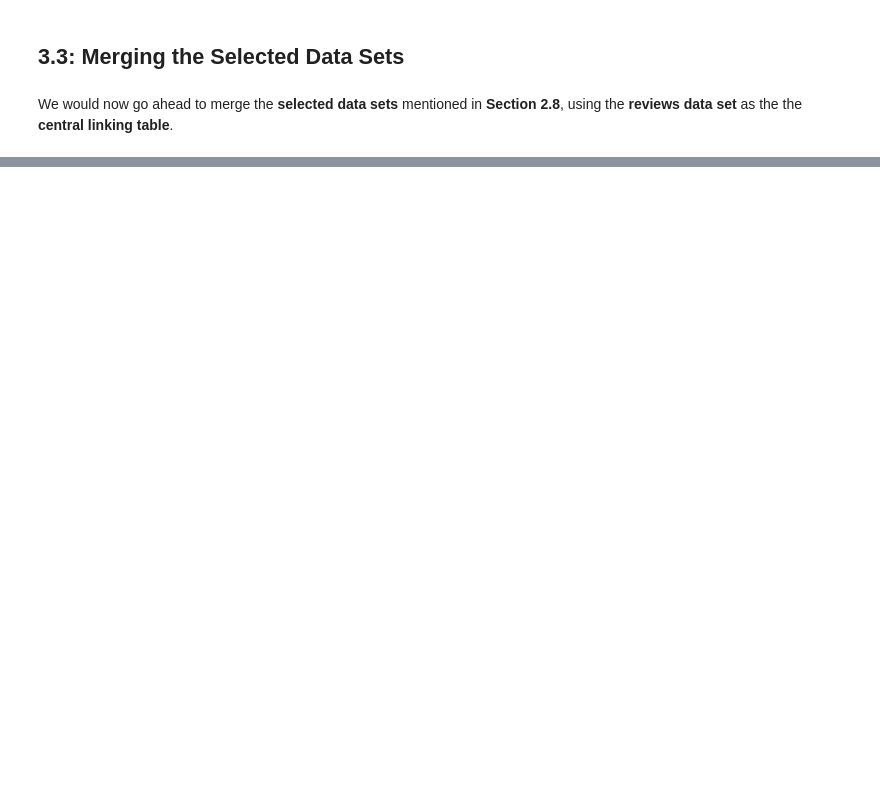
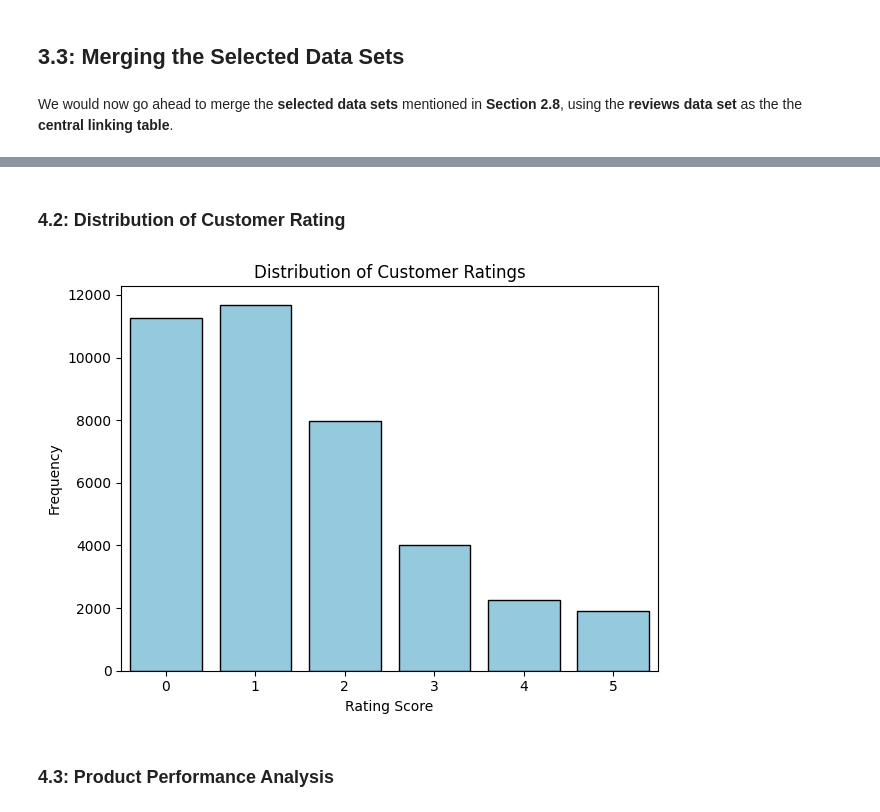
Before and after one commit to Fieldmarshall31/3531342_BD2, a Jupyter notebook: 3531342_BD2.ipynb, the cells around one changed output, grey strips where cells are left out. Cells and saved outputs as stored; diff of their text form; code cells hidden in the pictures; blank space fills up the shorter version.

```diff
--- a/3531342_BD2.ipynb
+++ b/3531342_BD2.ipynb
@@ -437,0 +357,9 @@ print(merged_ds.head())
+# %%
+import datetime
+
+# convert DOB to datetime format (dd.mm.yyyy)
+merged_ds['dob'] = pd.to_datetime(merged_ds['dob'], errors='coerce', dayfirst=True)
+
+# calculate the age
+current_year = datetime.datetime.now().year
+merged_ds['age'] = current_year - merged_ds['dob'].dt.year
@@ -437,0 +368,5 @@ print(merged_ds.head())
+# %%
+bins = [0, 18, 25, 35, 50, 65, 100]
+labels = ['<18', '18-25', '26-35', '36-50', '51-65', '65+']
+
+merged_ds['age_group'] = pd.cut(merged_ds['age'], bins=bins, labels=labels)
@@ -437,0 +411,17 @@ print(merged_ds.head())
+# %% [markdown]
+### **4.2: Distribution of Customer Rating**
+# %%
+# bar chart showing how many times each rating score appears in the dataset
+plt.figure()
+sns.countplot(x='score', data=merged_ds, color='skyblue', edgecolor='black')
+
+plt.title("Distribution of Customer Ratings", fontsize=12)
+plt.xlabel("Rating Score")
+plt.ylabel("Frequency")
+
+plt.tight_layout()
+plt.show()
+# %% [output]
+[figure, added]
+# %% [markdown]
+### **4.3: Product Performance Analysis**
```
Also changed, not shown: parts of 41 cells of this notebook.
